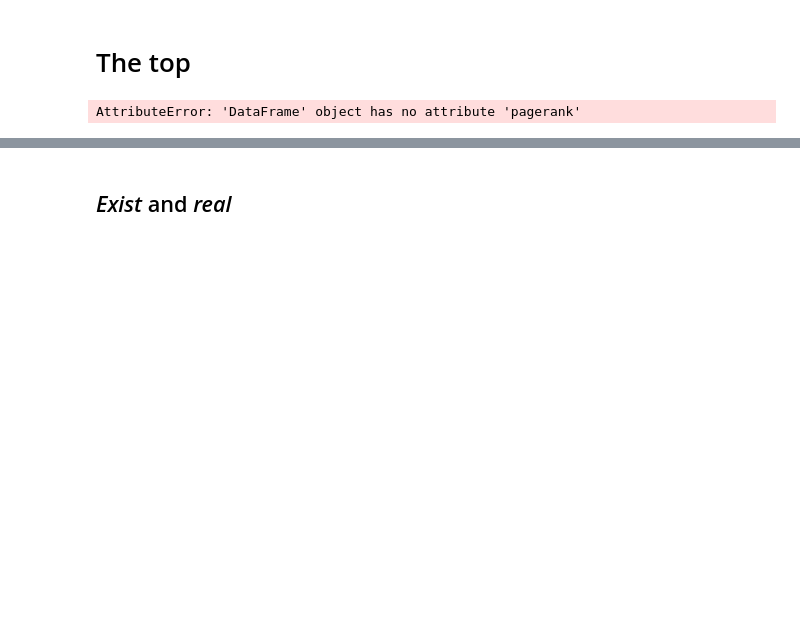
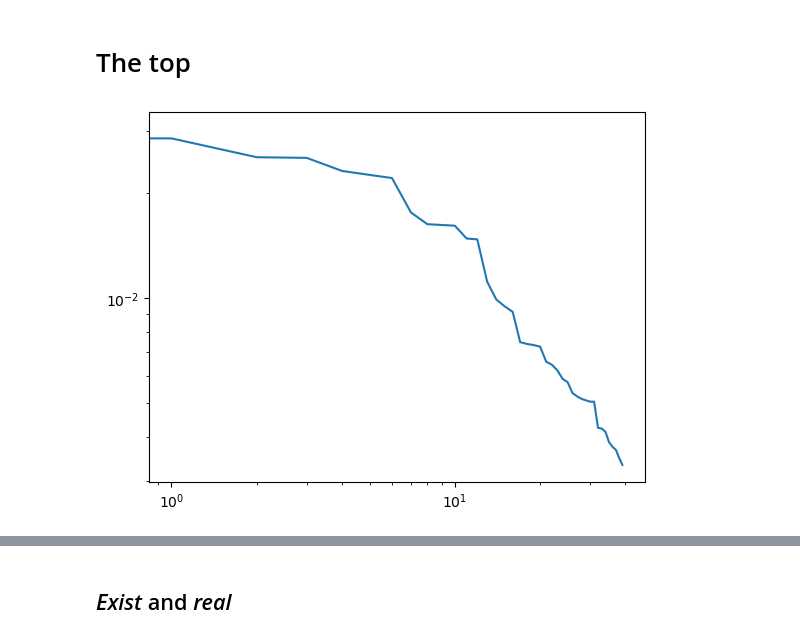
Before and after one commit to makrai/4lang-with-them-roles, a Jupyter notebook: pagerank.ipynb, the cells around one changed output, grey strips where cells are left out. Cells and saved outputs as stored; diff of their text form; code cells hidden in the pictures; blank space fills up the shorter version.

```diff
--- a/pagerank.ipynb
+++ b/pagerank.ipynb
@@ -416,8 +422,8 @@ TypeError: TextIOWrapper.write() takes exactly one argument (0 given)
 # %% [markdown]
 # The top
 # %%
-fl.iloc[:40].pagerank.plot()
+pageRank_df['pagerank_0.85'].iloc[:40].plot()
 plt.xscale('log')
 plt.yscale('log')
 # %% [output]
-AttributeError: 'DataFrame' object has no attribute 'pagerank'
+[figure, added]
```
Also changed, not shown: parts of 29 cells of this notebook.
